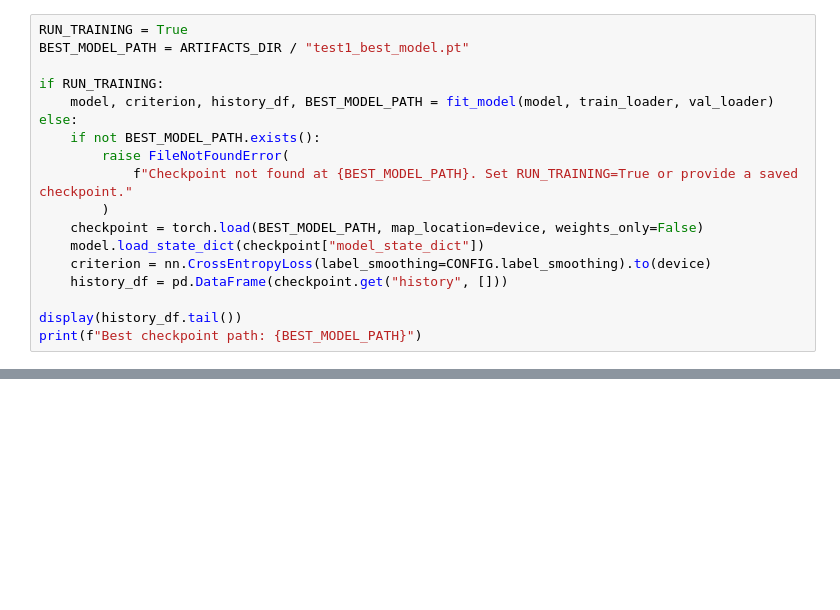
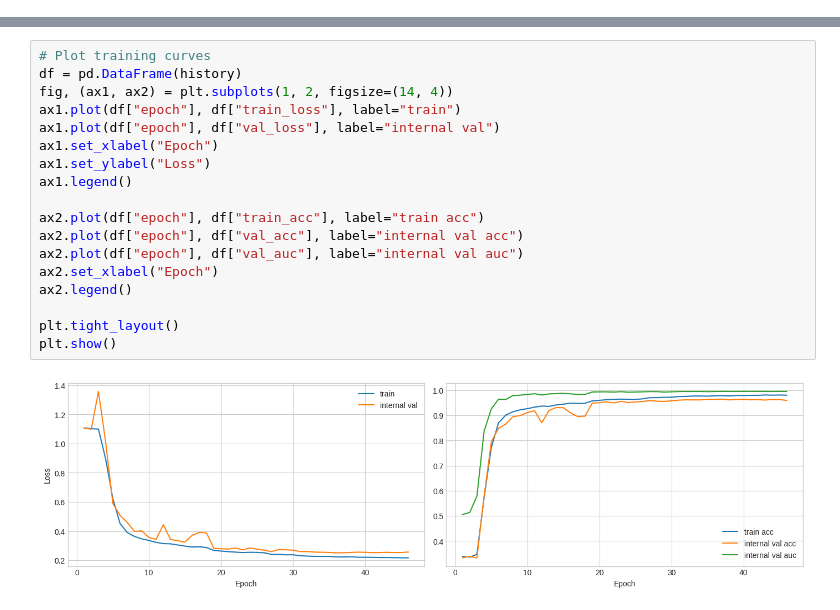
Before and after one commit to pengchzn/gsoc26-deeplense, a Jupyter notebook: test1/test1.ipynb, the cells around one changed output, grey strips where cells are left out. Drawn from its saved outputs; the diff is of its cells as text; blank space fills up the shorter version.

```diff
--- a/test1/test1.ipynb
+++ b/test1/test1.ipynb
@@ -755,18 +252,0 @@ def fit_model(model: nn.Module, train_loader: DataLoader, val_loader: DataLoader
-# %%
-RUN_TRAINING = True
-BEST_MODEL_PATH = ARTIFACTS_DIR / "test1_best_model.pt"
-
-if RUN_TRAINING:
-    model, criterion, history_df, BEST_MODEL_PATH = fit_model(model, train_loader, val_loader)
-else:
-    if not BEST_MODEL_PATH.exists():
-        raise FileNotFoundError(
-            f"Checkpoint not found at {BEST_MODEL_PATH}. Set RUN_TRAINING=True or provide a saved checkpoint."
-        )
-    checkpoint = torch.load(BEST_MODEL_PATH, map_location=device, weights_only=False)
-    model.load_state_dict(checkpoint["model_state_dict"])
-    criterion = nn.CrossEntropyLoss(label_smoothing=CONFIG.label_smoothing).to(device)
-    history_df = pd.DataFrame(checkpoint.get("history", []))
-
-display(history_df.tail())
-print(f"Best checkpoint path: {BEST_MODEL_PATH}")
@@ -948,0 +380,20 @@ The current model already reaches a strong macro AUC, so the most realistic next
+# %%
+# Plot training curves
+df = pd.DataFrame(history)
+fig, (ax1, ax2) = plt.subplots(1, 2, figsize=(14, 4))
+ax1.plot(df["epoch"], df["train_loss"], label="train")
+ax1.plot(df["epoch"], df["val_loss"], label="internal val")
+ax1.set_xlabel("Epoch")
+ax1.set_ylabel("Loss")
+ax1.legend()
+
+ax2.plot(df["epoch"], df["train_acc"], label="train acc")
+ax2.plot(df["epoch"], df["val_acc"], label="internal val acc")
+ax2.plot(df["epoch"], df["val_auc"], label="internal val auc")
+ax2.set_xlabel("Epoch")
+ax2.legend()
+
+plt.tight_layout()
+plt.show()
+# %% [output]
+[figure, added]
```
Also changed, not shown: parts of 24 cells of this notebook, 2 other files.
